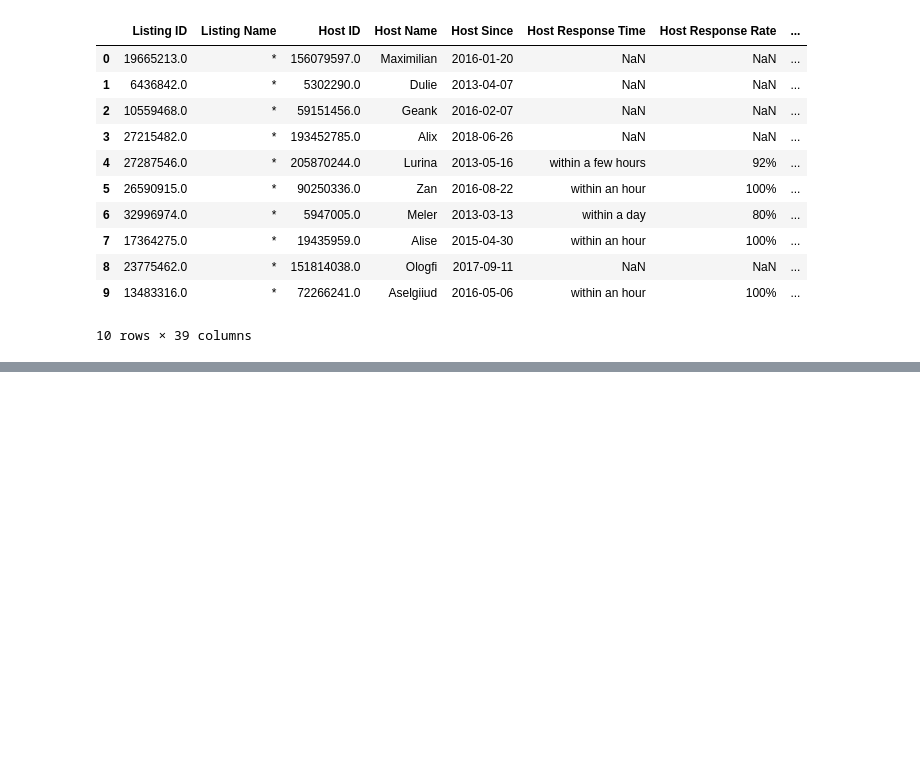
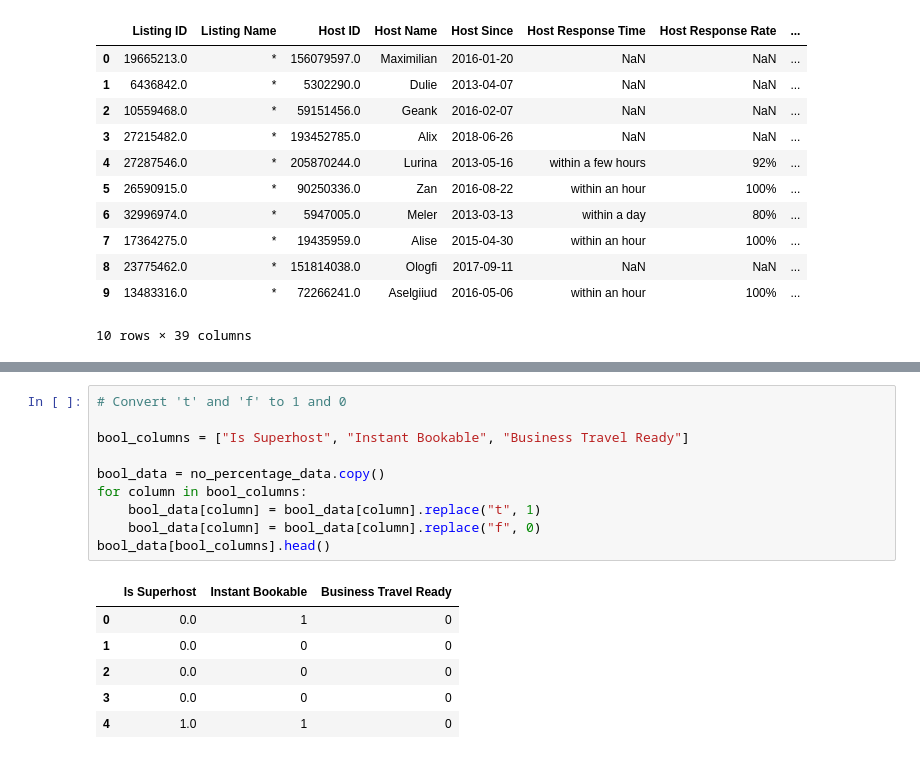
Before and after one commit to AlexandreSajus/Airbnb-Price-Prediction, a Jupyter notebook: model.ipynb, the cells around one changed output, grey strips where cells are left out. Cells and saved outputs as stored; diff of their text form; blank space fills up the shorter version.

```diff
--- a/model.ipynb
+++ b/model.ipynb
@@ -176,0 +190,17 @@ Name: Host Response Rate, Length: 15692, dtype: float64
+# %%
+# Convert 't' and 'f' to 1 and 0
+
+bool_columns = ["Is Superhost", "Instant Bookable", "Business Travel Ready"]
+
+bool_data = no_percentage_data.copy()
+for column in bool_columns:
+    bool_data[column] = bool_data[column].replace("t", 1)
+    bool_data[column] = bool_data[column].replace("f", 0)
+bool_data[bool_columns].head()
+# %% [output]
+|  | Is Superhost | Instant Bookable | Business Travel Ready |
+| 0 | 0.0 | 1 | 0 |
+| 1 | 0.0 | 0 | 0 |
+| 2 | 0.0 | 0 | 0 |
+| 3 | 0.0 | 0 | 0 |
+| 4 | 1.0 | 1 | 0 |
```
Also changed, not shown: parts of 18 cells of this notebook.
